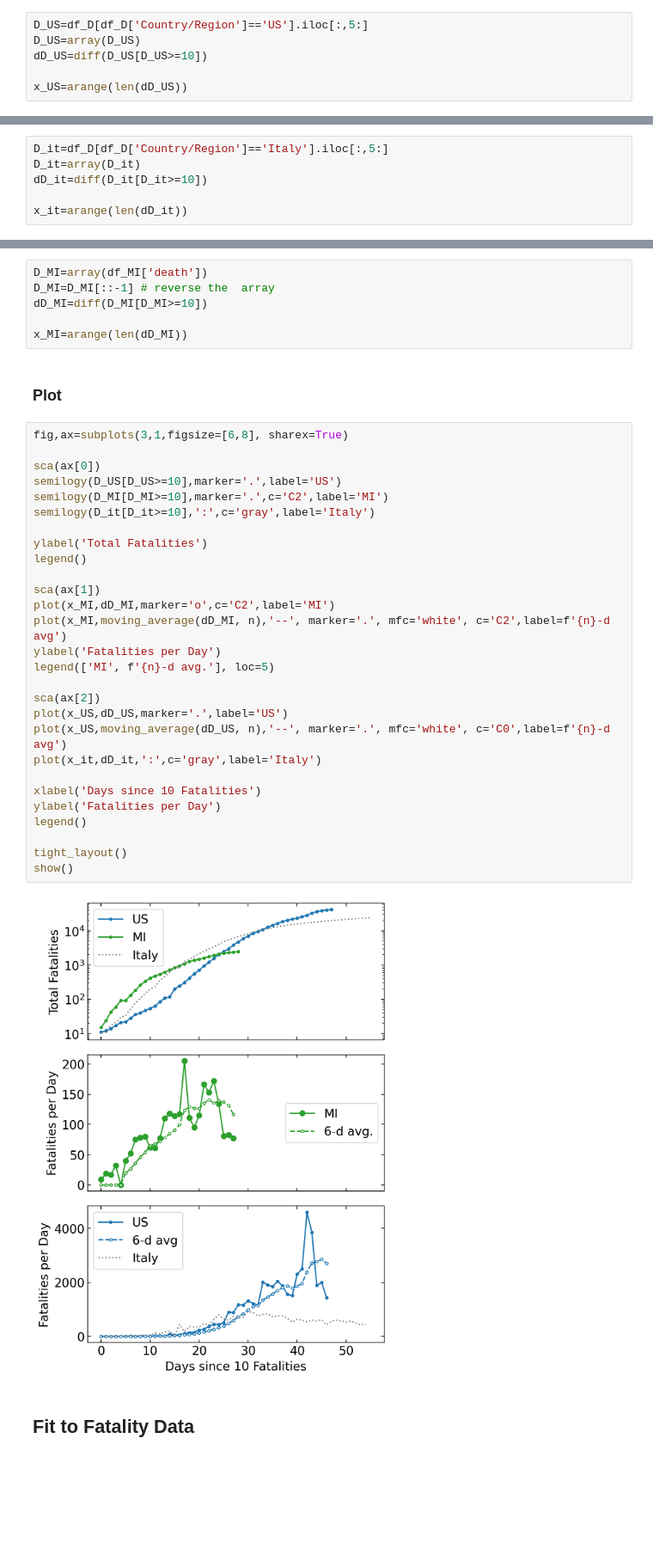
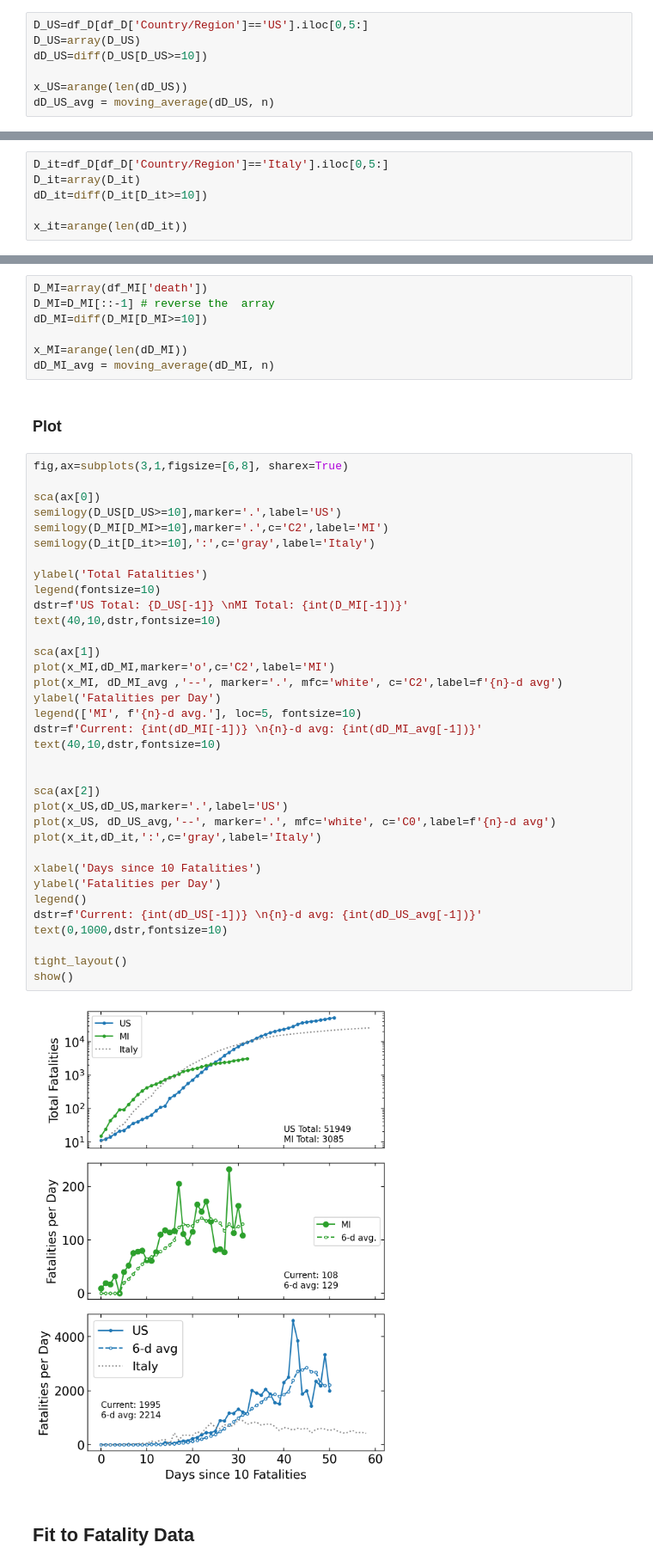
Before and after one commit to scbarton/COVID-19, a Jupyter notebook: Coronavirus COVID-19.ipynb, the cells around one changed output, grey strips where cells are left out. Shown: that part at 86% size. Drawn from its saved outputs; the diff is of its cells as text; blank space fills up the shorter version.

Commit message:
display current fatality data and introduced error in fatality function that I'll need to fix

```diff
--- a/Coronavirus COVID-19.ipynb
+++ b/Coronavirus COVID-19.ipynb
@@ -166,15 +166,16 @@ f'Tenfold time: {log(10)/p[1]:.2g} days'
 # %% [markdown]
 ### US
 # %%
-D_US=df_D[df_D['Country/Region']=='US'].iloc[:,5:]
+D_US=df_D[df_D['Country/Region']=='US'].iloc[0,5:]
 D_US=array(D_US)
 dD_US=diff(D_US[D_US>=10])
 
 x_US=arange(len(dD_US))
+dD_US_avg = moving_average(dD_US, n)
 # %% [markdown]
 #### Italy
 # %%
-D_it=df_D[df_D['Country/Region']=='Italy'].iloc[:,5:]
+D_it=df_D[df_D['Country/Region']=='Italy'].iloc[0,5:]
 D_it=array(D_it)
 dD_it=diff(D_it[D_it>=10])
 
@@ -187,38 +188,46 @@ D_MI=D_MI[::-1] # reverse the  array
 dD_MI=diff(D_MI[D_MI>=10])
 
 x_MI=arange(len(dD_MI))
+dD_MI_avg = moving_average(dD_MI, n)
 # %% [markdown]
 ### Plot
 # %%
 fig,ax=subplots(3,1,figsize=[6,8], sharex=True)
 
 sca(ax[0])
 semilogy(D_US[D_US>=10],marker='.',label='US')
 semilogy(D_MI[D_MI>=10],marker='.',c='C2',label='MI')
 semilogy(D_it[D_it>=10],':',c='gray',label='Italy')
 
 ylabel('Total Fatalities')
-legend()
+legend(fontsize=10)
+dstr=f'US Total: {D_US[-1]} \nMI Total: {int(D_MI[-1])}'
+text(40,10,dstr,fontsize=10)
 
 sca(ax[1])
 plot(x_MI,dD_MI,marker='o',c='C2',label='MI')
-plot(x_MI,moving_average(dD_MI, n),'--', marker='.', mfc='white', c='C2',label=f'{n}-d avg')
+plot(x_MI, dD_MI_avg ,'--', marker='.', mfc='white', c='C2',label=f'{n}-d avg')
 ylabel('Fatalities per Day')
-legend(['MI', f'{n}-d avg.'], loc=5)
+legend(['MI', f'{n}-d avg.'], loc=5, fontsize=10)
+dstr=f'Current: {int(dD_MI[-1])} \n{n}-d avg: {int(dD_MI_avg[-1])}'
+text(40,10,dstr,fontsize=10)
+
 
 sca(ax[2])
 plot(x_US,dD_US,marker='.',label='US')
-plot(x_US,moving_average(dD_US, n),'--', marker='.', mfc='white', c='C0',label=f'{n}-d avg')
+plot(x_US, dD_US_avg,'--', marker='.', mfc='white', c='C0',label=f'{n}-d avg')
 plot(x_it,dD_it,':',c='gray',label='Italy')
 
 xlabel('Days since 10 Fatalities')
 ylabel('Fatalities per Day')
 legend()
+dstr=f'Current: {int(dD_US[-1])} \n{n}-d avg: {int(dD_US_avg[-1])}'
+text(0,1000,dstr,fontsize=10)
 
 tight_layout()
 show()
 # %% [output]
-[figure, old version]
+[figure, new version]
 # %% [markdown]
 ## Fit to Fatality Data
 # %% [markdown]
```
Also changed, not shown: parts of 11 cells of this notebook.
